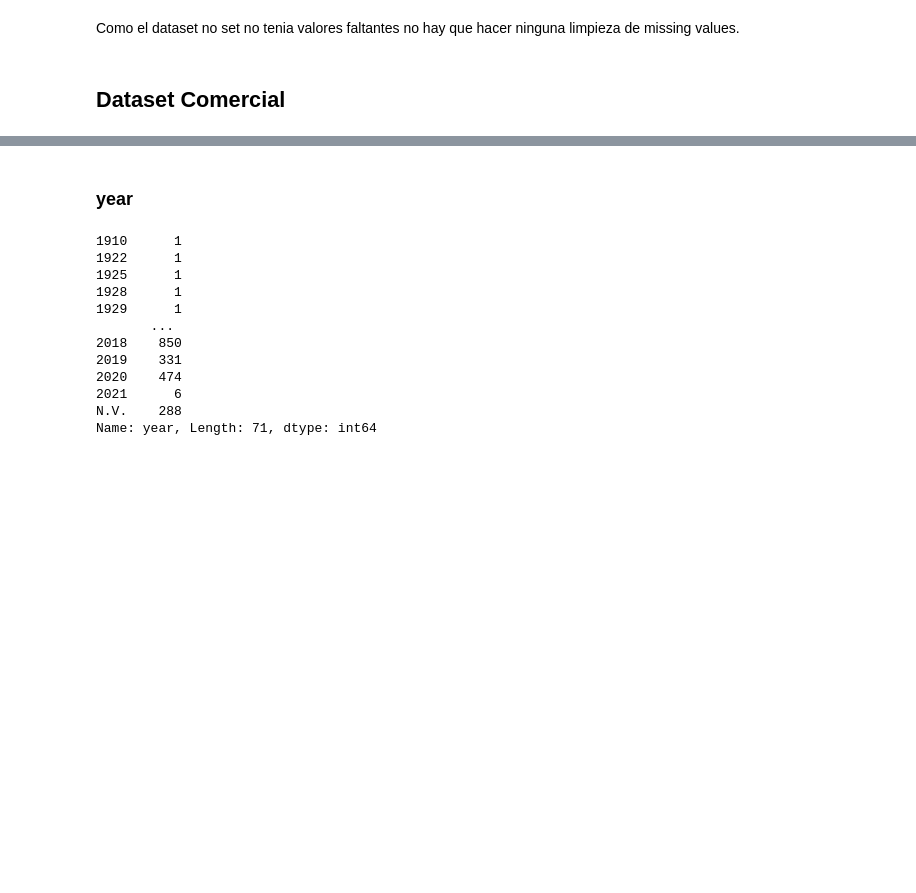
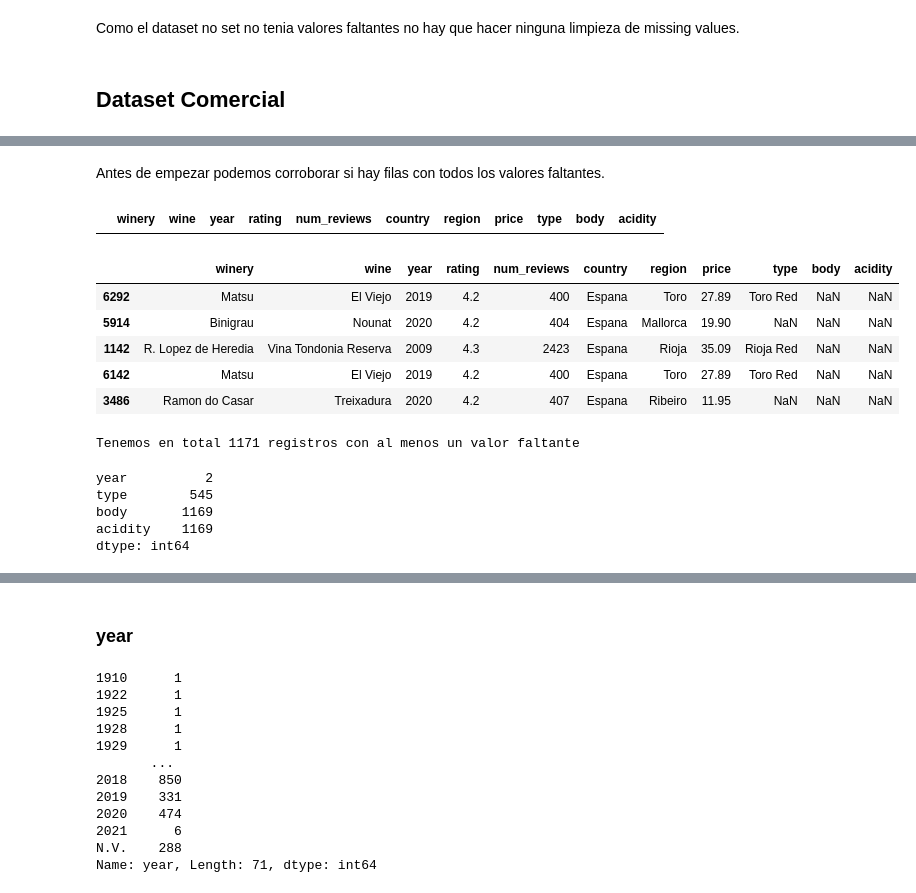
Before and after one commit to car-vigo/vinos-corderhouse, a Jupyter notebook: notebooks/1.1-data.wrangling-estructuracion.limpieza.ipynb, the cells around one changed output, grey strips where cells are left out. Saved outputs shown, nothing was run; the diff lists cells and outputs as text; code cells hidden in the pictures; blank space fills up the shorter version.

```diff
--- a/notebooks/1.1-data.wrangling-estructuracion.limpieza.ipynb
+++ b/notebooks/1.1-data.wrangling-estructuracion.limpieza.ipynb
@@ -142,0 +124,30 @@ memory usage: 644.7+ KB
+# %% [markdown]
+Antes de empezar podemos corroborar si hay filas con todos los valores faltantes.
+# %%
+df_wine_comercial.isna()[(df_wine_comercial.isna() == True).all(axis='columns')]
+# %% [output]
+|  | winery | wine | year | rating | num_reviews | country | region | price | type | body | acidity |
+# %%
+#Tambien obtenemos la cantidad de filas que tienen al menos un valor faltante.
+index_missing_comercial = df_wine_comercial.isna()[(df_wine_comercial.isna() == True).any(axis='columns')].index
+df_wine_comercial.loc[index_missing_comercial].sample(5)
+# %% [output]
+|  | winery | wine | year | rating | num_reviews | country | region | price | type | body | acidity |
+| 6292 | Matsu | El Viejo | 2019 | 4.2 | 400 | Espana | Toro | 27.89 | Toro Red | NaN | NaN |
+| 5914 | Binigrau | Nounat | 2020 | 4.2 | 404 | Espana | Mallorca | 19.90 | NaN | NaN | NaN |
+| 1142 | R. Lopez de Heredia | Vina Tondonia Reserva | 2009 | 4.3 | 2423 | Espana | Rioja | 35.09 | Rioja Red | NaN | NaN |
+| 6142 | Matsu | El Viejo | 2019 | 4.2 | 400 | Espana | Toro | 27.89 | Toro Red | NaN | NaN |
+| 3486 | Ramon do Casar | Treixadura | 2020 | 4.2 | 407 | Espana | Ribeiro | 11.95 | NaN | NaN | NaN |
+# %%
+print(f"Tenemos en total {len(index_missing_comercial)} registros con al menos un valor faltante")
+# %% [output]
+Tenemos en total 1171 registros con al menos un valor faltante
+# %%
+# Corroboramos las columnas que tine al menos un valor faltantes
+df_wine_comercial.isna().sum()[df_wine_comercial.isna().sum() > 0]
+# %% [output]
+year          2
+type        545
+body       1169
+acidity    1169
+dtype: int64
```
Also changed, not shown: parts of 56 cells of this notebook, 3 other files.
